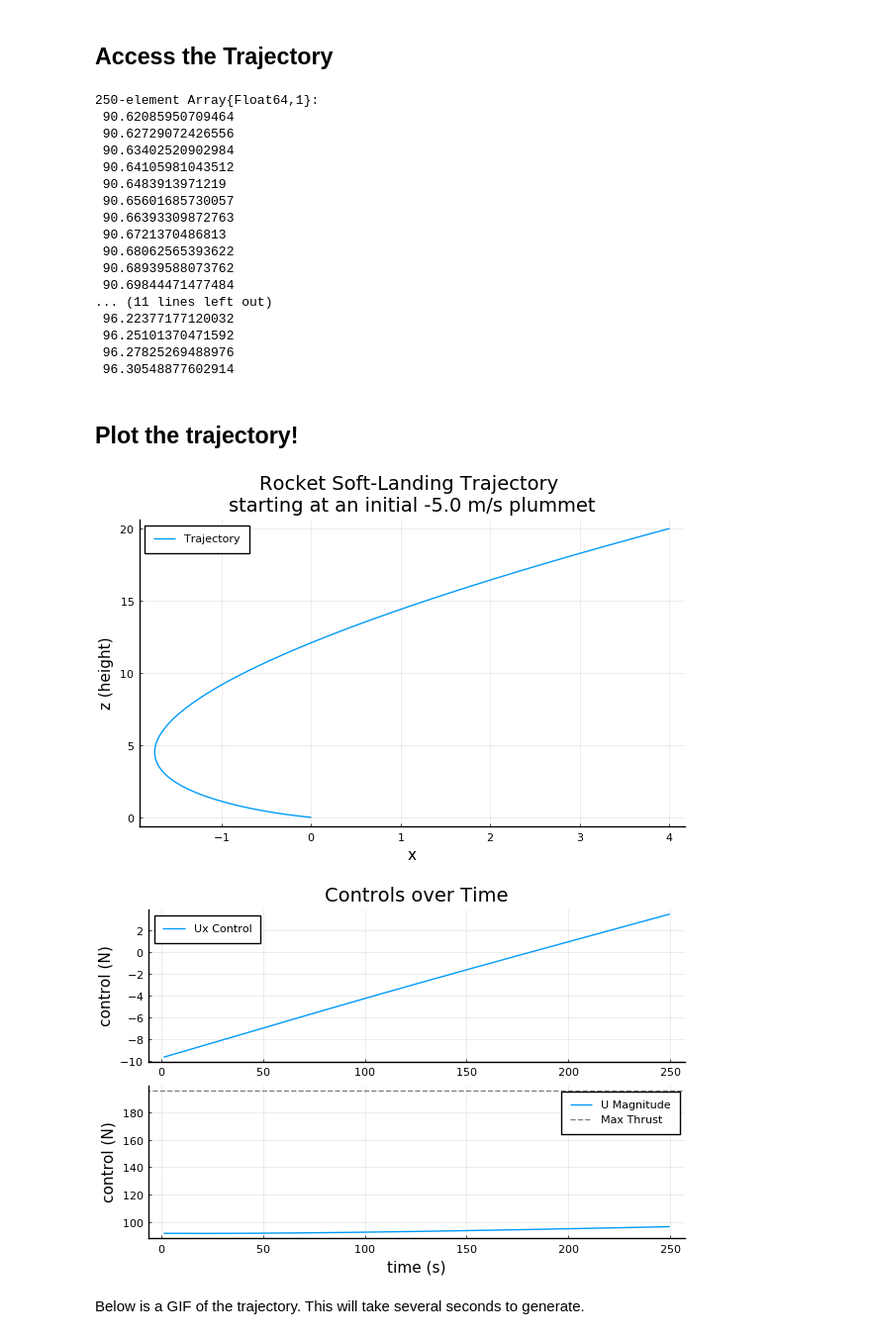
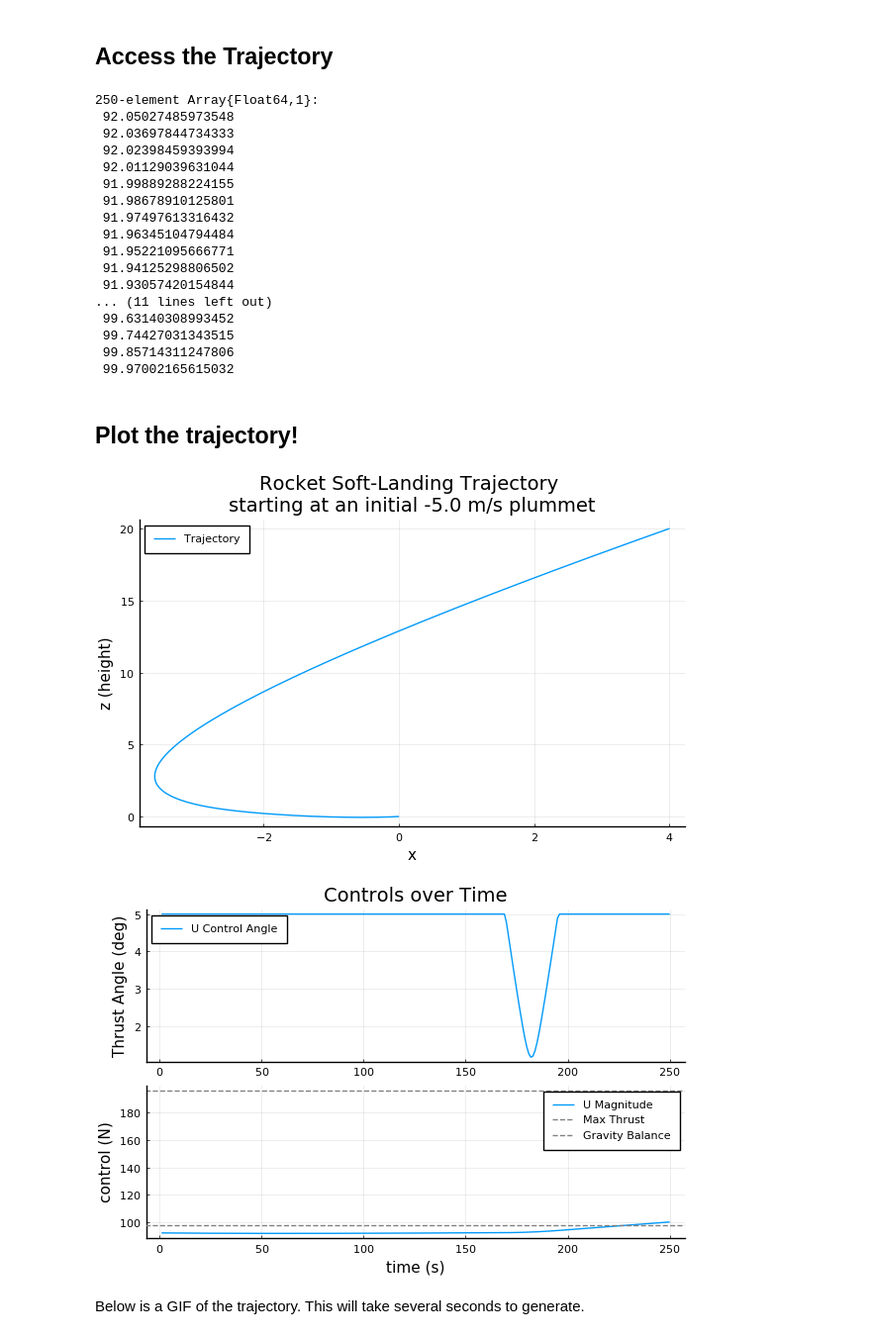
Before and after one commit to RoboticExplorationLab/altro-mpc-icra2021, a Jupyter notebook: benchmarks/rocket_landing/RocketLandingSOCPSimplified.ipynb, the cells around one changed output. Shown at 99% size. Saved outputs shown, nothing was run; the diff lists cells and outputs as text; code cells hidden in the pictures.

```diff
--- a/benchmarks/rocket_landing/RocketLandingSOCPSimplified.ipynb
+++ b/benchmarks/rocket_landing/RocketLandingSOCPSimplified.ipynb
@@ -224,7 +327,9 @@ Using the Altro package, we can now specify parameters and solve the problem.
 opts = SolverOptions(
     cost_tolerance_intermediate=1e-2,
     penalty_scaling=10.,
-    penalty_initial=1.0
+    penalty_initial=1.0,
+    verbose = 1,
+    projected_newton = false
 )
 # %% [output]
 SolverOptions{Float64}
@@ -293,22 +398,22 @@ uys = [u[2] for u in U]
 uzs = [u[3] for u in U]
 # %% [output]
 250-element Array{Float64,1}:
- 90.62085950709464
- 90.62729072426556
- 90.63402520902984
- 90.64105981043512
- 90.6483913971219
- 90.65601685730057
- 90.66393309872763
- 90.6721370486813
- 90.68062565393622
- 90.68939588073762
- 90.69844471477484
+ 92.05027485973548
+ 92.03697844734333
+ 92.02398459393994
+ 92.01129039631044
+ 91.99889288224155
+ 91.98678910125801
+ 91.97497613316432
+ 91.96345104794484
+ 91.95221095666771
+ 91.94125298806502
+ 91.93057420154844
 ... (11 lines left out)
- 96.22377177120032
- 96.25101370471592
- 96.27825269488976
- 96.30548877602914
+ 99.63140308993452
+ 99.74427031343515
+ 99.85714311247806
+ 99.97002165615032
 # %% [markdown]
 ## Plot the trajectory!
 # %%
@@ -321,23 +426,33 @@ xlabel!("x")
 ylabel!("z (height)")
 title!(titleText)
 # %% [output]
-[figure, old version]
+[figure, new version]
 # %%
-plt_ux = plot(uxs, label = "Ux Control")
+function getAngle3D(u)
+    if norm(u[3]) == 0.0
+        # hit the tan singularity
+        return pi / 2
+    else
+        return atand(norm([u[1]; u[2]]), u[3])
+    end
+end
+
+plt_ux = plot(getAngle3D.(U), label = "U Control Angle")
 # hline!([-ulateral_max, ulateral_max], linecolor = :grey, linestyle = :dash,
 #                 label = "Max Lateral Thrust")
 # xlabel!("time (s)")
-ylabel!("control (N)")
+ylabel!("Thrust Angle (deg)")
 title!("Controls over Time")
 
 plt_umag = plot(norm.(U), label = "U Magnitude")
 hline!([u_bnd], linecolor = :grey, linestyle = :dash, label = "Max Thrust")
+hline!([norm(model.mass * model.g[3])], linecolor = :grey, linestyle = :dash, label = "Gravity Balance")
 xlabel!("time (s)")
 ylabel!("control (N)")
 
 plt_u = plot(plt_ux, plt_umag, layout = (2, 1))
 # %% [output]
-[figure, old version]
+[figure, new version]
 # %% [markdown]
 Below is a GIF of the trajectory. This will take several seconds to generate.
 # %%
```
Also changed, not shown: parts of 18 cells of this notebook, 4 other files.
